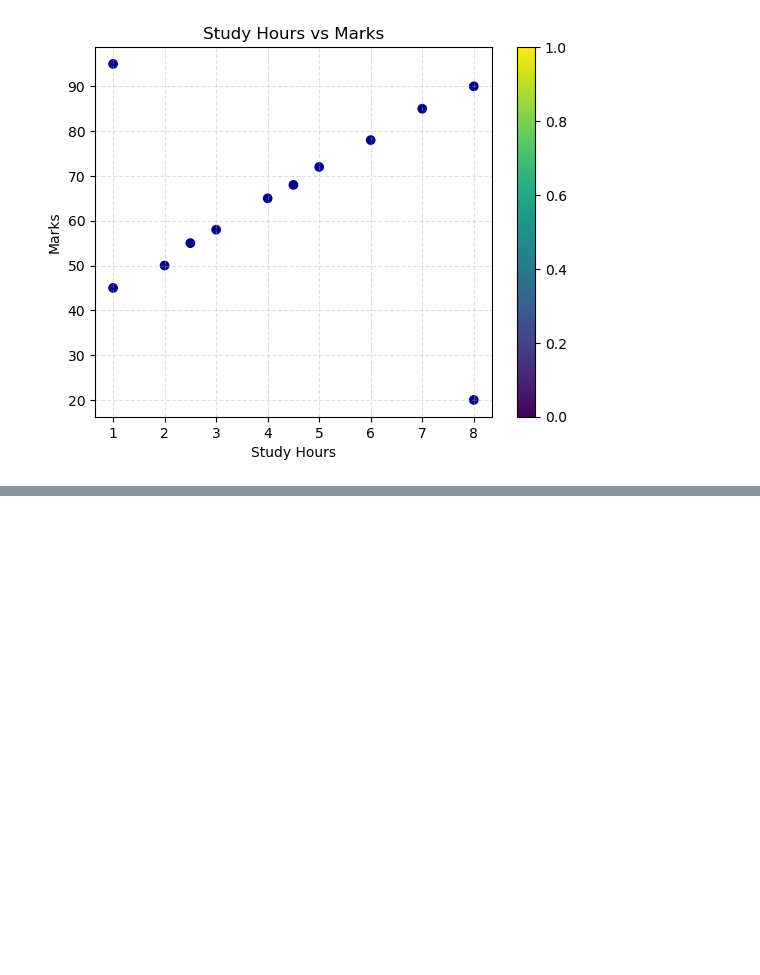
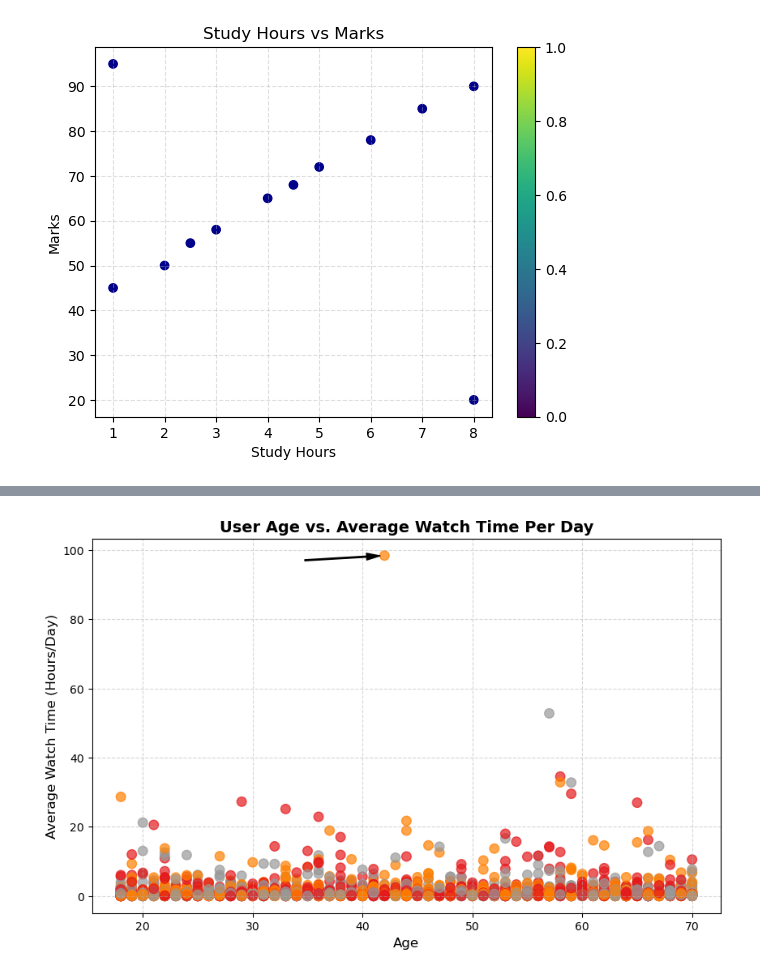
Before and after one commit to muhammadabid236159/AI-100-days-, a Jupyter notebook: 09_Data_Visualization/day25_data_visualization.ipynb, the cells around one changed output, grey strips where cells are left out. Drawn from its saved outputs; the diff is of its cells as text; code cells hidden in the pictures; blank space fills up the shorter version.

Commit message:
Update day25 with Netflix churn dataset and visualizations

```diff
--- a/09_Data_Visualization/day25_data_visualization.ipynb
+++ b/09_Data_Visualization/day25_data_visualization.ipynb
@@ -278,3 +276,15 @@ plt.colorbar()
 plt.show()
 # %% [output]
 [figure]
+# %%
+import pandas as pd
+import matplotlib.pyplot as plt
+import seaborn as sns
+
+# Dataset import karo (same folder mein hai isliye sirf file name)
+df = pd.read_csv("netflix_customer_churn.csv")
+
+# Pehle data dekho
+print("Shape:", df.shape)
+print("\nFirst 5 rows:")
+df.head()
@@ -280,0 +326,3 @@ plt.show()
+# %%
+print(df[['age', 'avg_watch_time_per_day', 'gender']].isnull().sum())
+df = df.dropna(subset=['age', 'avg_watch_time_per_day'])
@@ -280,0 +334,61 @@ plt.show()
+# %%
+plt.figure(figsize=(10, 6))
+
+gender_code = df['gender'].astype('category').cat.codes
+
+scatter = plt.scatter(
+    x=df['age'],
+    y=df['avg_watch_time_per_day'],
+    c=gender_code,
+    cmap='Set1',
+    alpha=0.7,
+    s=70
+)
+
+plt.title(
+    'User Age vs. Average Watch Time Per Day',
+    fontsize=14,
+    fontweight='bold'
+)
+
+plt.xlabel('Age', fontsize=12)
+plt.ylabel('Average Watch Time (Hours/Day)', fontsize=12)
+
+plt.grid(
+    True,
+    linestyle='--',
+    alpha=0.5
+)
+
+# Highest watch time wali row
+max_watch_row = df.loc[
+    df['avg_watch_time_per_day'].idxmax()
+]
+
+# Us row se age aur watch time
+max_age = max_watch_row['age']
+max_time = max_watch_row['avg_watch_time_per_day']
+
+# Annotation
+plt.annotate(
+    '',
+    xy=(max_age, max_time),
+    xytext=(max_age - 8, max_time - 1.5),
+    arrowprops=dict(
+        facecolor='black',
+        shrink=0.05,
+        width=1,
+        headwidth=6
+    ),
+    fontsize=10,
+    fontweight='bold',
+    bbox=dict(
+        boxstyle='round,pad=0.3',
+        facecolor='yellow',
+        alpha=0.6
+    )
+)
+
+plt.show()
+# %% [output]
+[figure, added]
```
Also changed, not shown: parts of 6 cells of this notebook, 1 other file.
